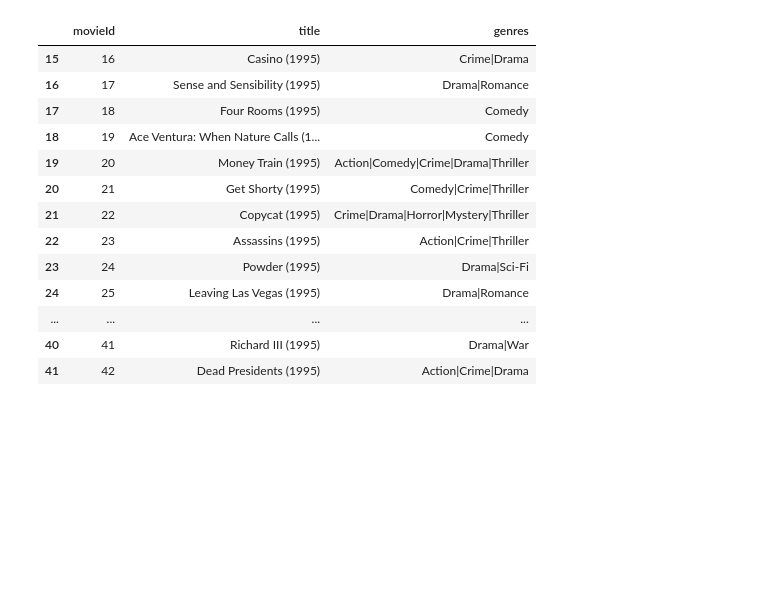
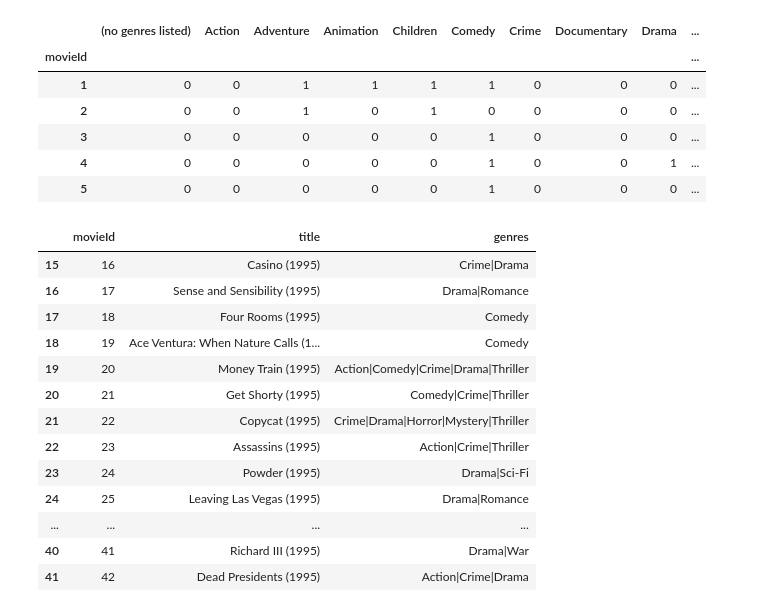
Before and after one commit to DataScientest-Studio/jul24_cmlops_reco_film, a Jupyter notebook: ml/notebooks/test.ipynb, the cells around one changed output. Drawn from its saved outputs; the diff is of its cells as text; code cells hidden in the pictures; blank space fills up the shorter version.

```diff
--- a/ml/notebooks/test.ipynb
+++ b/ml/notebooks/test.ipynb
@@ -3,2 +7,12 @@ import pandas as pd
+# %%
+def read_ratings(data) -> pd.DataFrame:
+    temp = pd.DataFrame(LabelEncoder().fit_transform(data["movieId"]))
+    data["movieId"] = temp
+    return data
+
+def read_movies(data) -> pd.DataFrame:
+    genres = data["genres"].str.get_dummies(sep="|")
+    result_df = pd.concat([data[["movieId", "title"]], genres], axis=1)
+    return result_df
 # %%
 movies = pd.read_csv('../data/raw/movies.csv', encoding="utf-8")
@@ -13,0 +65,5 @@ movies.head()
+# %%
+movies = read_movies(movies)
+ratings = read_ratings(ratings)
+display(movies.head())
+display(ratings.head())
@@ -13,0 +142,15 @@ movies.head()
+# %%
+movies_matrix = movies.drop(
+    "title", axis=1
+)
+# movieId est la clé primaire de la table movies
+movies_matrix = movies_matrix.set_index("movieId")
+display(movies_matrix.head())
+# %% [output]
+|  | (no genres listed) | Action | Adventure | Animation | Children | Comedy | Crime | Documentary | Drama | ... |
+| movieId |  |  |  |  |  |  |  |  |  | ... |
+| 1 | 0 | 0 | 1 | 1 | 1 | 1 | 0 | 0 | 0 | ... |
+| 2 | 0 | 0 | 1 | 0 | 1 | 0 | 0 | 0 | 0 | ... |
+| 3 | 0 | 0 | 0 | 0 | 0 | 1 | 0 | 0 | 0 | ... |
+| 4 | 0 | 0 | 0 | 0 | 0 | 1 | 0 | 0 | 1 | ... |
+| 5 | 0 | 0 | 0 | 0 | 0 | 1 | 0 | 0 | 0 | ... |
```
Also changed, not shown: parts of 12 cells of this notebook, 19 other files.
